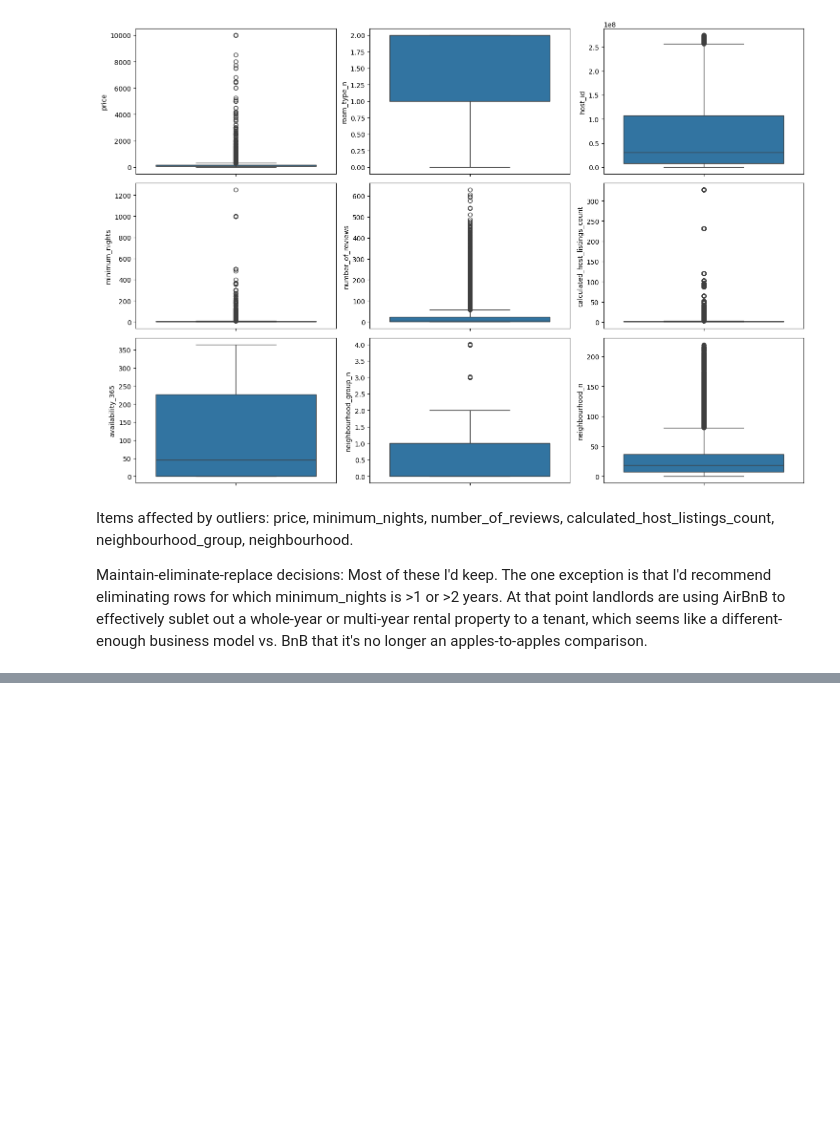
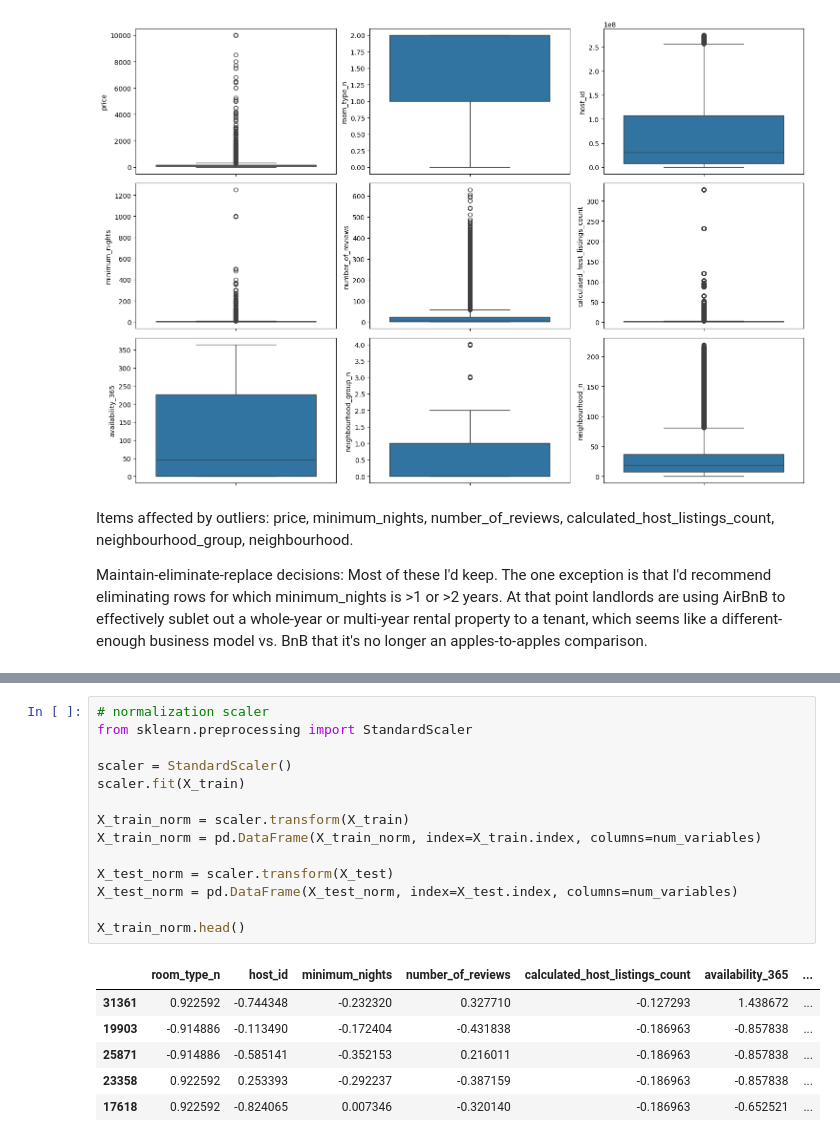
Before and after one commit to 4GeeksAcademy/machine-learning-python-template-NWinocur, a Jupyter notebook: src/explore.ipynb, the cells around one changed output, grey strips where cells are left out. Cells and saved outputs as stored; diff of their text form; blank space fills up the shorter version.

```diff
--- a/src/explore.ipynb
+++ b/src/explore.ipynb
@@ -471,0 +478,21 @@ X_train.head()
+# %%
+# normalization scaler
+from sklearn.preprocessing import StandardScaler
+
+scaler = StandardScaler()
+scaler.fit(X_train)
+
+X_train_norm = scaler.transform(X_train)
+X_train_norm = pd.DataFrame(X_train_norm, index=X_train.index, columns=num_variables)
+
+X_test_norm = scaler.transform(X_test)
+X_test_norm = pd.DataFrame(X_test_norm, index=X_test.index, columns=num_variables)
+
+X_train_norm.head()
+# %% [output]
+|  | room_type_n | host_id | minimum_nights | number_of_reviews | calculated_host_listings_count | availability_365 | ... |
+| 31361 | 0.922592 | -0.744348 | -0.232320 | 0.327710 | -0.127293 | 1.438672 | ... |
+| 19903 | -0.914886 | -0.113490 | -0.172404 | -0.431838 | -0.186963 | -0.857838 | ... |
+| 25871 | -0.914886 | -0.585141 | -0.352153 | 0.216011 | -0.186963 | -0.857838 | ... |
+| 23358 | 0.922592 | 0.253393 | -0.292237 | -0.387159 | -0.186963 | -0.857838 | ... |
+| 17618 | 0.922592 | -0.824065 | 0.007346 | -0.320140 | -0.186963 | -0.652521 | ... |
```
Also changed, not shown: parts of 8 cells of this notebook.
